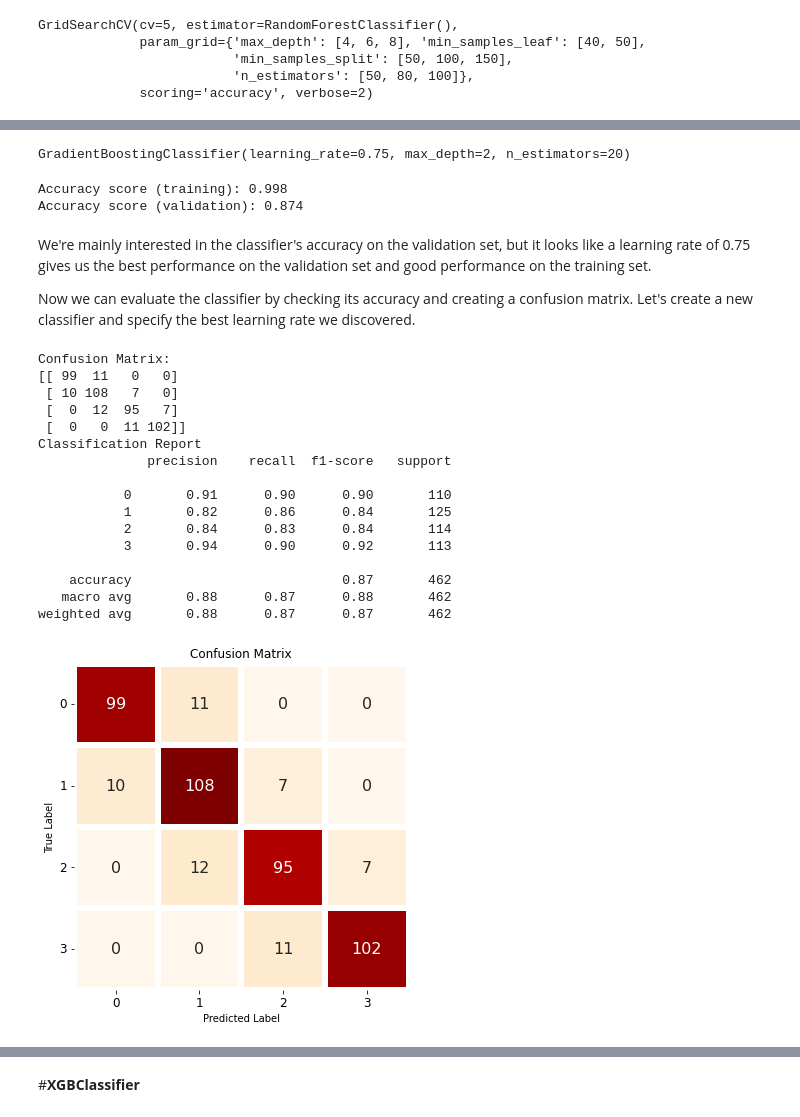
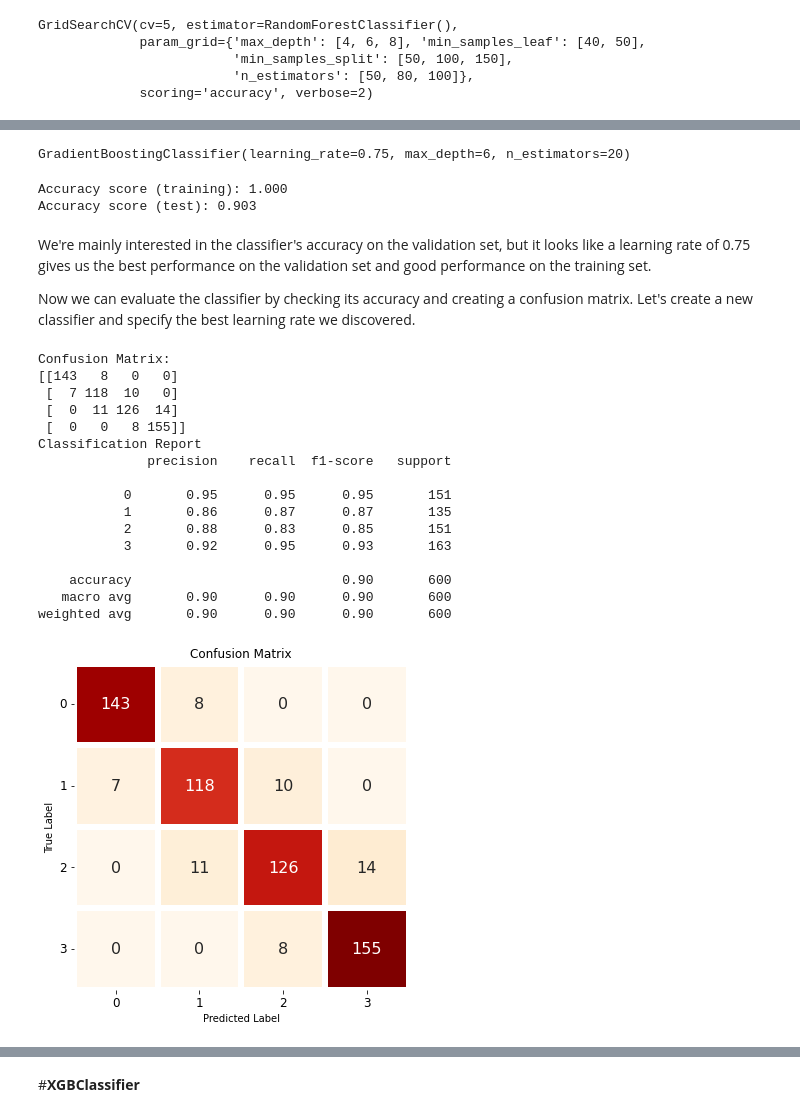
Before and after one commit to satyam-jyoti-sankar/Mobile_price_range_prediction, a Jupyter notebook: Mobile_price_range_prediction.ipynb, the cells around one changed output, grey strips where cells are left out. Saved outputs shown, nothing was run; the diff lists cells and outputs as text; code cells hidden in the pictures.

```diff
--- a/Mobile_price_range_prediction.ipynb
+++ b/Mobile_price_range_prediction.ipynb
@@ -857,10 +854,5 @@ Adjusted R2 : 0.8481891207049667
 # %%
 from sklearn.ensemble import GradientBoostingClassifier
-# %%
-state = 12
-test_size = 0.33
-X_train, X_val, y_train, y_val = train_test_split(X_train, y_train,
-    test_size=test_size, random_state=state)
 # %%
 gbd_model=GradientBoostingClassifier()
 parameters = {'learning_rate':[0.05, 0.075, 0.1, 0.25, 0.5, 0.75, 1],
@@ -899,7 +891,7 @@ GridSearchCV(cv=5, estimator=GradientBoostingClassifier(),
 gb_optimal_model = gb_classifier.best_estimator_
 gb_optimal_model
 # %% [output]
-GradientBoostingClassifier(learning_rate=0.75, max_depth=2, n_estimators=20)
+GradientBoostingClassifier(learning_rate=0.75, max_depth=6, n_estimators=20)
 # %%
 # Making predictions on train and test data
 
@@ -909,58 +901,58 @@ test_class_preds = gb_optimal_model.predict(X_test)
 train_class_preds
 test_class_preds
 print("Accuracy score (training): {0:.3f}".format(gb_optimal_model.score(X_train, y_train)))
-print("Accuracy score (validation): {0:.3f}".format(gb_optimal_model.score(X_val, y_val)))
+print("Accuracy score (test): {0:.3f}".format(gb_optimal_model.score(X_test, y_test)))
 # %% [output]
-Accuracy score (training): 0.998
-Accuracy score (validation): 0.874
+Accuracy score (training): 1.000
+Accuracy score (test): 0.903
 # %% [markdown]
  We're mainly interested in the classifier's accuracy on the validation set, but it looks like a learning rate of 0.75 gives us the best performance on the validation set and good performance on the training set.
 
 Now we can evaluate the classifier by checking its accuracy and creating a confusion matrix. Let's create a new classifier and specify the best learning rate we discovered.
 # %%
 # gb_optimal_model.fit(X_train, y_train)
-predictions = gb_optimal_model.predict(X_val)
+predictions = gb_optimal_model.predict(X_test)
 
 
 print("Confusion Matrix:")
-print(confusion_matrix(y_val, predictions))
+print(confusion_matrix(y_test, predictions))
 
 print("Classification Report")
-print(classification_report(y_val, predictions))
+print(classification_report(y_test, predictions))
 # %% [output]
 Confusion Matrix:
-[[ 99  11   0   0]
- [ 10 108   7   0]
- [  0  12  95   7]
- [  0   0  11 102]]
+[[143   8   0   0]
+ [  7 118  10   0]
+ [  0  11 126  14]
+ [  0   0   8 155]]
 Classification Report
               precision    recall  f1-score   support
 
-           0       0.91      0.90      0.90       110
-           1       0.82      0.86      0.84       125
-           2       0.84      0.83      0.84       114
-           3       0.94      0.90      0.92       113
+           0       0.95      0.95      0.95       151
+           1       0.86      0.87      0.87       135
+           2       0.88      0.83      0.85       151
+           3       0.92      0.95      0.93       163
 
-    accuracy                           0.87       462
-   macro avg       0.88      0.87      0.88       462
-weighted avg       0.88      0.87      0.87       462
+    accuracy                           0.90       600
+   macro avg       0.90      0.90      0.90       600
+weighted avg       0.90      0.90      0.90       600
 # %%
 #plotting the confusion matrix for train set
-cm = confusion_matrix(y_val, predictions)
+cm = confusion_matrix(y_test, predictions)
 
 df1 = pd.DataFrame(columns=["0","1","2","3"], index= ["0","1","2","3"], data= cm )
 
 f,ax = plt.subplots(figsize=(6,6))
 
 sns.heatmap(df1, annot=True,cmap="OrRd", fmt= '.0f',
             ax=ax,linewidths = 5, cbar = False,annot_kws={"size": 16})
 plt.xlabel("Predicted Label")
 plt.xticks(size = 12)
 plt.yticks(size = 12, rotation = 0)
 plt.ylabel("True Label")
 plt.title("Confusion Matrix", size = 12)
 plt.show()
 # %% [output]
-[figure, old version]
+[figure, new version]
 # %%
 
```
Also changed, not shown: parts of 56 cells of this notebook.
